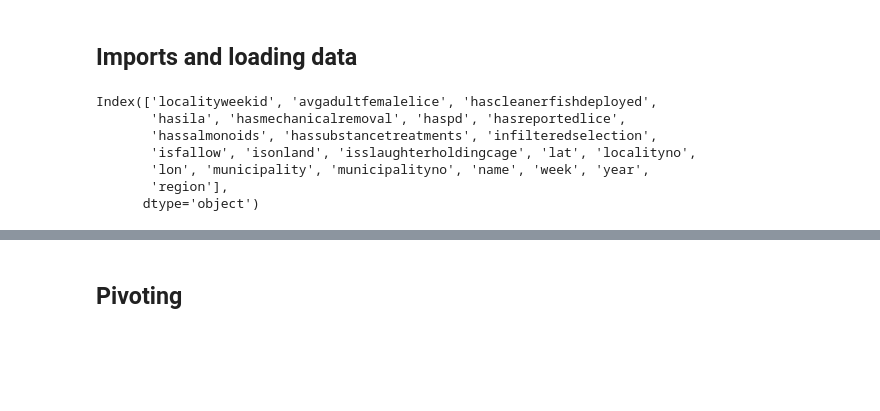
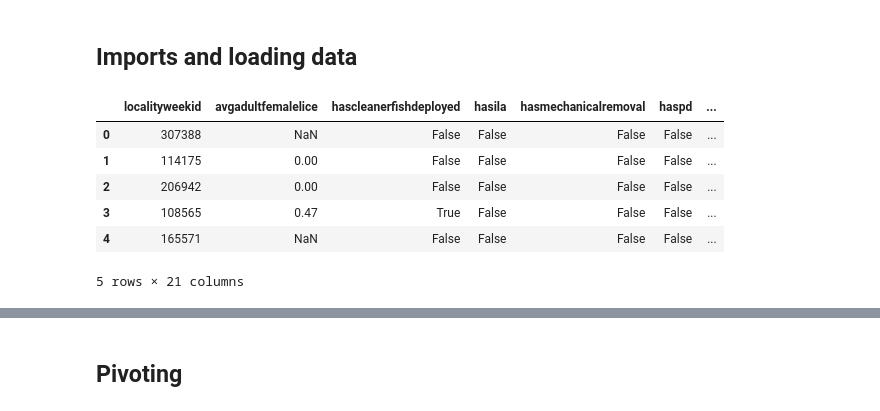
Before and after one commit to erlendrisvik/Compulsories, a Jupyter notebook: CA3/CA3.ipynb, the cells around one changed output, grey strips where cells are left out. Cells and saved outputs as stored; diff of their text form; code cells hidden in the pictures; blank space fills up the shorter version.

```diff
--- a/CA3/CA3.ipynb
+++ b/CA3/CA3.ipynb
@@ -36,14 +43,13 @@ lice_data = spark.sql("SELECT * FROM lice_data_full").toPandas()
 # %%
 fish_data.head()
-fish_data.columns
 # %% [output]
+|  | localityweekid | avgadultfemalelice | hascleanerfishdeployed | hasila | hasmechanicalremoval | haspd | ... |
+| 0 | 307388 | NaN | False | False | False | False | ... |
+| 1 | 114175 | 0.00 | False | False | False | False | ... |
+| 2 | 206942 | 0.00 | False | False | False | False | ... |
+| 3 | 108565 | 0.47 | True | False | False | False | ... |
+| 4 | 165571 | NaN | False | False | False | False | ... |
-Index(['localityweekid', 'avgadultfemalelice', 'hascleanerfishdeployed',
-       'hasila', 'hasmechanicalremoval', 'haspd', 'hasreportedlice',
-       'hassalmonoids', 'hassubstancetreatments', 'infilteredselection',
-       'isfallow', 'isonland', 'isslaughterholdingcage', 'lat', 'localityno',
-       'lon', 'municipality', 'municipalityno', 'name', 'week', 'year',
-       'region'],
-      dtype='object')
+5 rows × 21 columns
 # %%
 lice_data.head()
 # %% [output]
```
Also changed, not shown: parts of 19 cells of this notebook.
